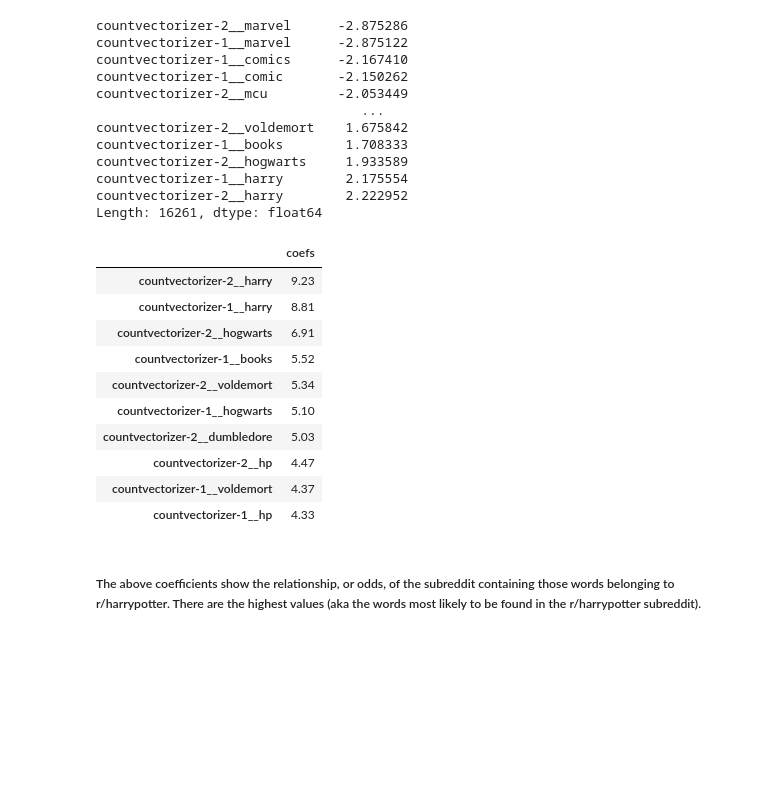
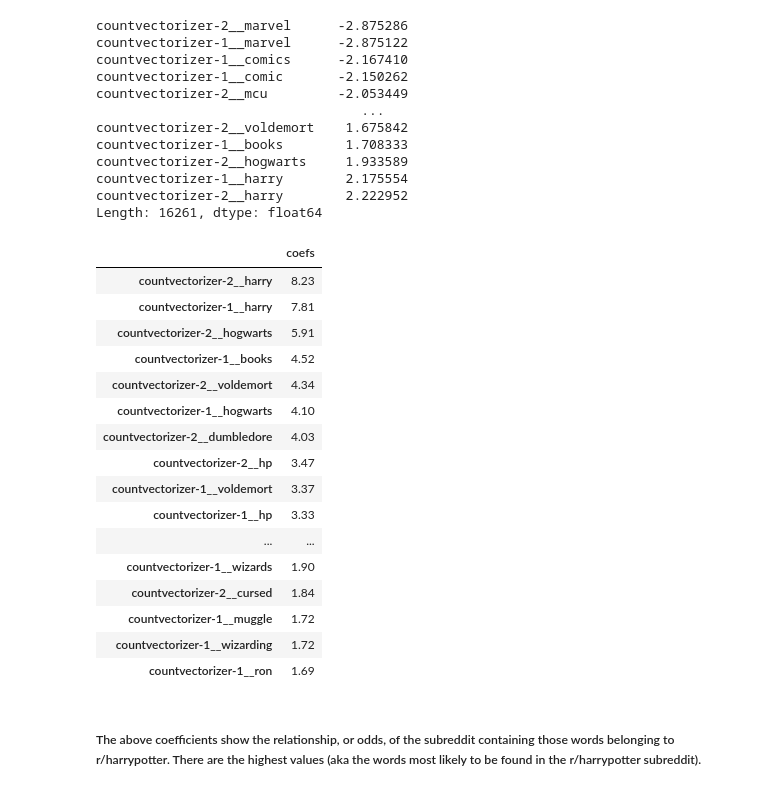
Before and after one commit to jpetersen626/reddit_classification_nlp, a Jupyter notebook: code/03_Modeling.ipynb, the cells around one changed output. Cells and saved outputs as stored; diff of their text form; code cells hidden in the pictures; blank space fills up the shorter version.

```diff
--- a/code/03_Modeling.ipynb
+++ b/code/03_Modeling.ipynb
@@ -126,21 +126,27 @@ countvectorizer-1__harry        2.175554
 countvectorizer-2__harry        2.222952
 Length: 16261, dtype: float64
 # %%
-coefs_df = pd.DataFrame(np.exp(model_coefs).sort_values(ascending=False), columns=['coefs'])
+coefs_df = pd.DataFrame(np.expm1(model_coefs).sort_values(ascending=False), columns=['coefs'])
 # %%
-coefs_df.round(2).head(10)
+coefs_df.round(2).head(30)
 # %% [output]
 |  | coefs |
-| countvectorizer-2__harry | 9.23 |
-| countvectorizer-1__harry | 8.81 |
-| countvectorizer-2__hogwarts | 6.91 |
-| countvectorizer-1__books | 5.52 |
-| countvectorizer-2__voldemort | 5.34 |
-| countvectorizer-1__hogwarts | 5.10 |
-| countvectorizer-2__dumbledore | 5.03 |
-| countvectorizer-2__hp | 4.47 |
-| countvectorizer-1__voldemort | 4.37 |
-| countvectorizer-1__hp | 4.33 |
+| countvectorizer-2__harry | 8.23 |
+| countvectorizer-1__harry | 7.81 |
+| countvectorizer-2__hogwarts | 5.91 |
+| countvectorizer-1__books | 4.52 |
+| countvectorizer-2__voldemort | 4.34 |
+| countvectorizer-1__hogwarts | 4.10 |
+| countvectorizer-2__dumbledore | 4.03 |
+| countvectorizer-2__hp | 3.47 |
+| countvectorizer-1__voldemort | 3.37 |
+| countvectorizer-1__hp | 3.33 |
+| ... | ... |
+| countvectorizer-1__wizards | 1.90 |
+| countvectorizer-2__cursed | 1.84 |
+| countvectorizer-1__muggle | 1.72 |
+| countvectorizer-1__wizarding | 1.72 |
+| countvectorizer-1__ron | 1.69 |
 # %% [markdown]
 ##### The above coefficients show the relationship, or odds, of the subreddit containing those words belonging to r/harrypotter. There are the highest values (aka the words most likely to be found in the r/harrypotter subreddit).
 # %%
```
Also changed, not shown: parts of 2 cells of this notebook, 2 other files.
